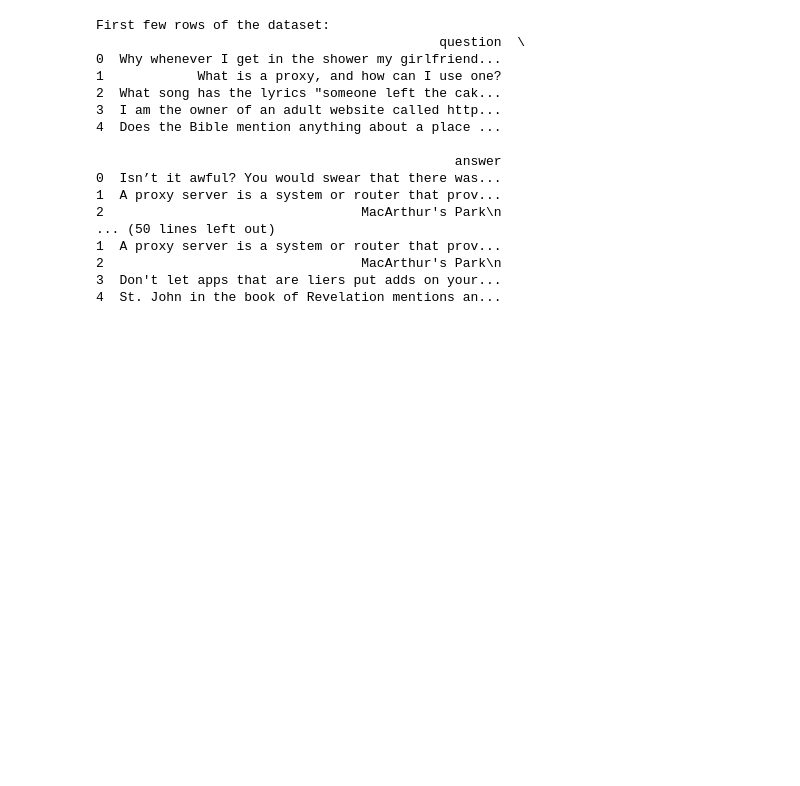
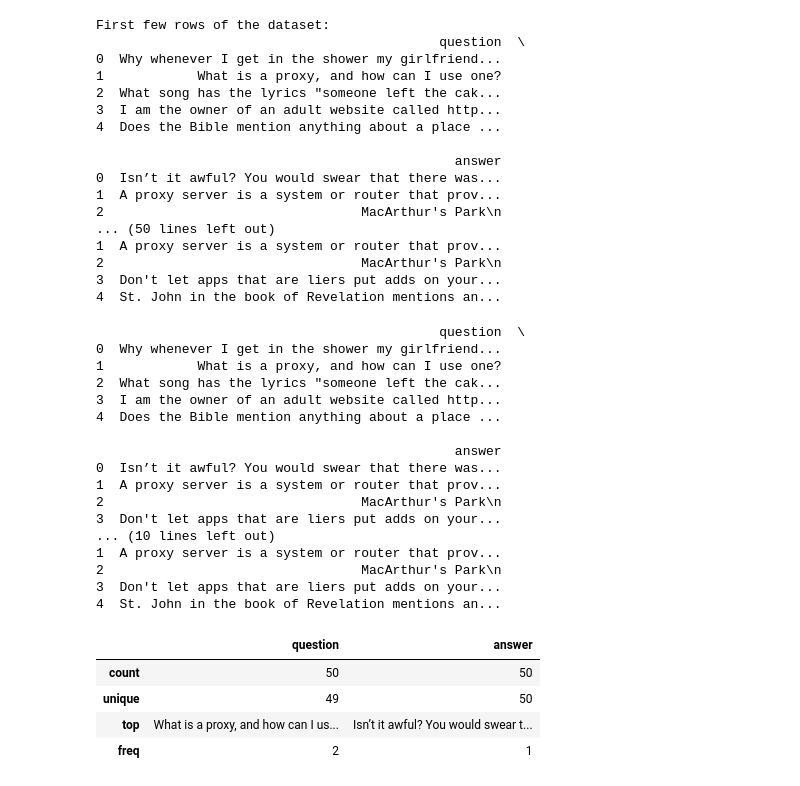
Before and after one commit to saurabhv158/-Quora-Question-Answer-Dataset, a Jupyter notebook: IndiGo.ipynb, the cells around one changed output. Saved outputs shown, nothing was run; the diff lists cells and outputs as text; code cells hidden in the pictures; blank space fills up the shorter version.

```diff
--- a/IndiGo.ipynb
+++ b/IndiGo.ipynb
@@ -44,11 +63,11 @@ print(df.sample(5))
 columns_to_drop = ['id', 'url', 'created_at', 'updated_at']
 
 # Drop irrelevant columns
-df_cleaned = df.drop(columns=columns_to_drop, errors='ignore')
+df_cleaned1 = df.drop(columns=columns_to_drop, errors='ignore')
 
 # Display the first few rows of the cleaned dataframe
 print("\nFirst few rows of the cleaned dataset:")
-print(df_cleaned.head())
+print(df_cleaned1.head())
 # %% [output]
 First few rows of the dataset:
                                             question  \
@@ -67,3 +86,31 @@ First few rows of the dataset:
 2                                 MacArthur's Park\n
 3  Don't let apps that are liers put adds on your...
 4  St. John in the book of Revelation mentions an...
+# %%
+print(df_cleaned1.head())
+df_cleaned=df_cleaned1[:50]
+print(df_cleaned.head())
+df_cleaned.describe()
+# %% [output]
+                                            question  \
+0  Why whenever I get in the shower my girlfriend...
+1            What is a proxy, and how can I use one?
+2  What song has the lyrics "someone left the cak...
+3  I am the owner of an adult website called http...
+4  Does the Bible mention anything about a place ...
+
+                                              answer
+0  Isn’t it awful? You would swear that there was...
+1  A proxy server is a system or router that prov...
+2                                 MacArthur's Park\n
+3  Don't let apps that are liers put adds on your...
+... (10 lines left out)
+1  A proxy server is a system or router that prov...
+2                                 MacArthur's Park\n
+3  Don't let apps that are liers put adds on your...
+4  St. John in the book of Revelation mentions an...
+|  | question | answer |
+| count | 50 | 50 |
+| unique | 49 | 50 |
+| top | What is a proxy, and how can I us... | Isn’t it awful? You would swear t... |
+| freq | 2 | 1 |
```
Also changed, not shown: parts of 26 cells of this notebook.
